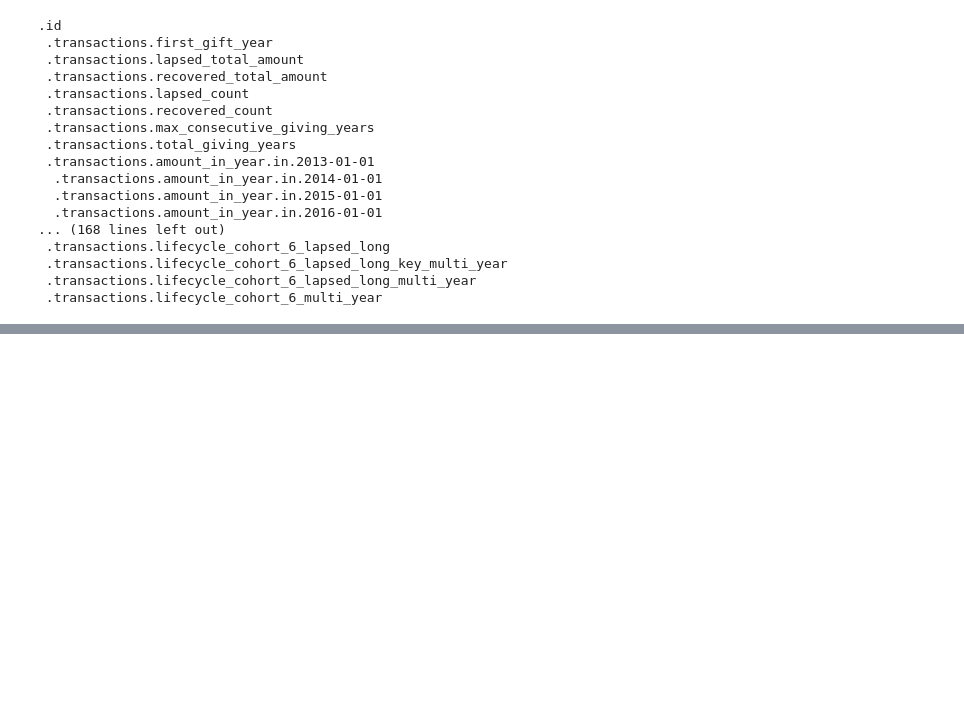
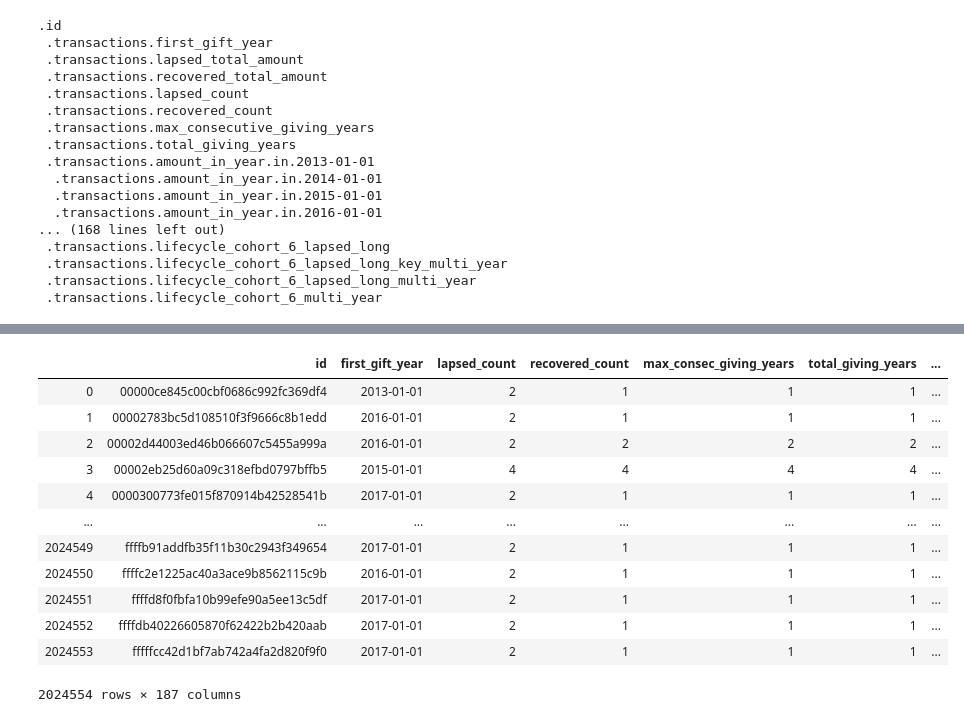
Before and after one commit to erinmarieanderson/donations, a Jupyter notebook: notebooks/10_new_dataset.ipynb, the cells around one changed output, grey strips where cells are left out. Saved outputs shown, nothing was run; the diff lists cells and outputs as text; code cells hidden in the pictures; blank space fills up the shorter version.

Commit message:
continued analysis of retention rates by various years and cohorts

```diff
--- a/notebooks/10_new_dataset.ipynb
+++ b/notebooks/10_new_dataset.ipynb
@@ -223,0 +434,57 @@ donations_cohort_with_cycle.columns=[
+# %%
+#create new column "count_total", which equals a donor's total number of donations 2013-2017
+donations['count_total']=donations['count_2013'] + donations['count_2014'] + donations['count_2015'] + donations['count_2016'] + donations['count_2017']
+# %%
+#giving patterns
+conditions=[(donations[('amount_yr0')] >0) & (donations[('amount_yr1')] ==0) & (donations[('amount_yr2')]==0) & (donations[('amount_yr3')]==0) & (donations[('amount_yr4')]== 0) ,
+(donations[('amount_yr0')] >0) & (donations[('amount_yr1')] >0) & (donations[('amount_yr2')]==0) & (donations[('amount_yr3')]==0) & (donations[('amount_yr4')]== 0) ,
+(donations[('amount_yr0')] >0) & (donations[('amount_yr1')] ==0) & (donations[('amount_yr2')]>0) & (donations[('amount_yr3')]==0) & (donations[('amount_yr4')]== 0) ,
+(donations[('amount_yr0')] >0) & (donations[('amount_yr1')] ==0) & (donations[('amount_yr2')]==0) & (donations[('amount_yr3')]>0) & (donations[('amount_yr4')]== 0) ,
+(donations[('amount_yr0')] >0) & (donations[('amount_yr1')] ==0) & (donations[('amount_yr2')]==0) & (donations[('amount_yr3')]==0) & (donations[('amount_yr4')]> 0) ,
+(donations[('amount_yr0')] >0) & (donations[('amount_yr1')] >0) & (donations[('amount_yr2')]>0) & (donations[('amount_yr3')]==0) & (donations[('amount_yr4')]== 0) ,
+(donations[('amount_yr0')] >0) & (donations[('amount_yr1')] >0) & (donations[('amount_yr2')]==0) & (donations[('amount_yr3')]>0) & (donations[('amount_yr4')]== 0) ,
+(donations[('amount_yr0')] >0) & (donations[('amount_yr1')] >0) & (donations[('amount_yr2')]==0) & (donations[('amount_yr3')]==0) & (donations[('amount_yr4')]> 0) ,
+(donations[('amount_yr0')] >0) & (donations[('amount_yr1')] ==0) & (donations[('amount_yr2')]>0) & (donations[('amount_yr3')]>0) & (donations[('amount_yr4')]== 0) ,
+(donations[('amount_yr0')] >0) & (donations[('amount_yr1')] ==0) & (donations[('amount_yr2')]>0) & (donations[('amount_yr3')]==0) & (donations[('amount_yr4')]>0) ,
+(donations[('amount_yr0')] >0) & (donations[('amount_yr1')] ==0) & (donations[('amount_yr2')]==0) & (donations[('amount_yr3')]>0) & (donations[('amount_yr4')]> 0) ,
+(donations[('amount_yr0')] >0) & (donations[('amount_yr1')] >0) & (donations[('amount_yr2')]>0) & (donations[('amount_yr3')]>0) & (donations[('amount_yr4')]== 0) ,
+(donations[('amount_yr0')] >0) & (donations[('amount_yr1')] >0) & (donations[('amount_yr2')]>0) & (donations[('amount_yr3')]==0) & (donations[('amount_yr4')]>0) ,
+(donations[('amount_yr0')] >0) & (donations[('amount_yr1')] >0) & (donations[('amount_yr2')]==0) & (donations[('amount_yr3')]>0) & (donations[('amount_yr4')]>0) ,
+(donations[('amount_yr0')] >0) & (donations[('amount_yr1')] ==0) & (donations[('amount_yr2')]>0) & (donations[('amount_yr3')]>0) & (donations[('amount_yr4')]>0) ,
+(donations[('amount_yr0')] >0) & (donations[('amount_yr1')] >0) & (donations[('amount_yr2')]>0) & (donations[('amount_yr3')]>0) & (donations[('amount_yr4')]>0)]
+
+
+choices = ['0,',
+'0,1,',
+'0,2,',
+'0,3,',
+'0,4,',
+'0,1,2,',
+'0,1,3,',
+'0,1,4,',
+'0,2,3,',
+'0,2,4,',
+'0,3,4',
+'0,1,2,3,',
+'0,1,2,4,',
+'0,1,3,4,',
+'0,2,3,4,',
+'0,1,2,3,4,']
+
+donations.loc[:,'cohort_gift_pattern'] = np.select(conditions, choices, default='none')
+# %%
+donations
+# %% [output]
+|  | id | first_gift_year | lapsed_count | recovered_count | max_consec_giving_years | total_giving_years | ... |
+| 0 | 00000ce845c00cbf0686c992fc369df4 | 2013-01-01 | 2 | 1 | 1 | 1 | ... |
+| 1 | 00002783bc5d108510f3f9666c8b1edd | 2016-01-01 | 2 | 1 | 1 | 1 | ... |
+| 2 | 00002d44003ed46b066607c5455a999a | 2016-01-01 | 2 | 2 | 2 | 2 | ... |
+| 3 | 00002eb25d60a09c318efbd0797bffb5 | 2015-01-01 | 4 | 4 | 4 | 4 | ... |
+| 4 | 0000300773fe015f870914b42528541b | 2017-01-01 | 2 | 1 | 1 | 1 | ... |
+| ... | ... | ... | ... | ... | ... | ... | ... |
+| 2024549 | ffffb91addfb35f11b30c2943f349654 | 2017-01-01 | 2 | 1 | 1 | 1 | ... |
+| 2024550 | ffffc2e1225ac40a3ace9b8562115c9b | 2016-01-01 | 2 | 1 | 1 | 1 | ... |
+| 2024551 | ffffd8f0fbfa10b99efe90a5ee13c5df | 2017-01-01 | 2 | 1 | 1 | 1 | ... |
+| 2024552 | ffffdb40226605870f62422b2b420aab | 2017-01-01 | 2 | 1 | 1 | 1 | ... |
+| 2024553 | fffffcc42d1bf7ab742a4fa2d820f9f0 | 2017-01-01 | 2 | 1 | 1 | 1 | ... |
+2024554 rows × 187 columns
```
Also changed, not shown: parts of 9 cells of this notebook, 6 other files.
